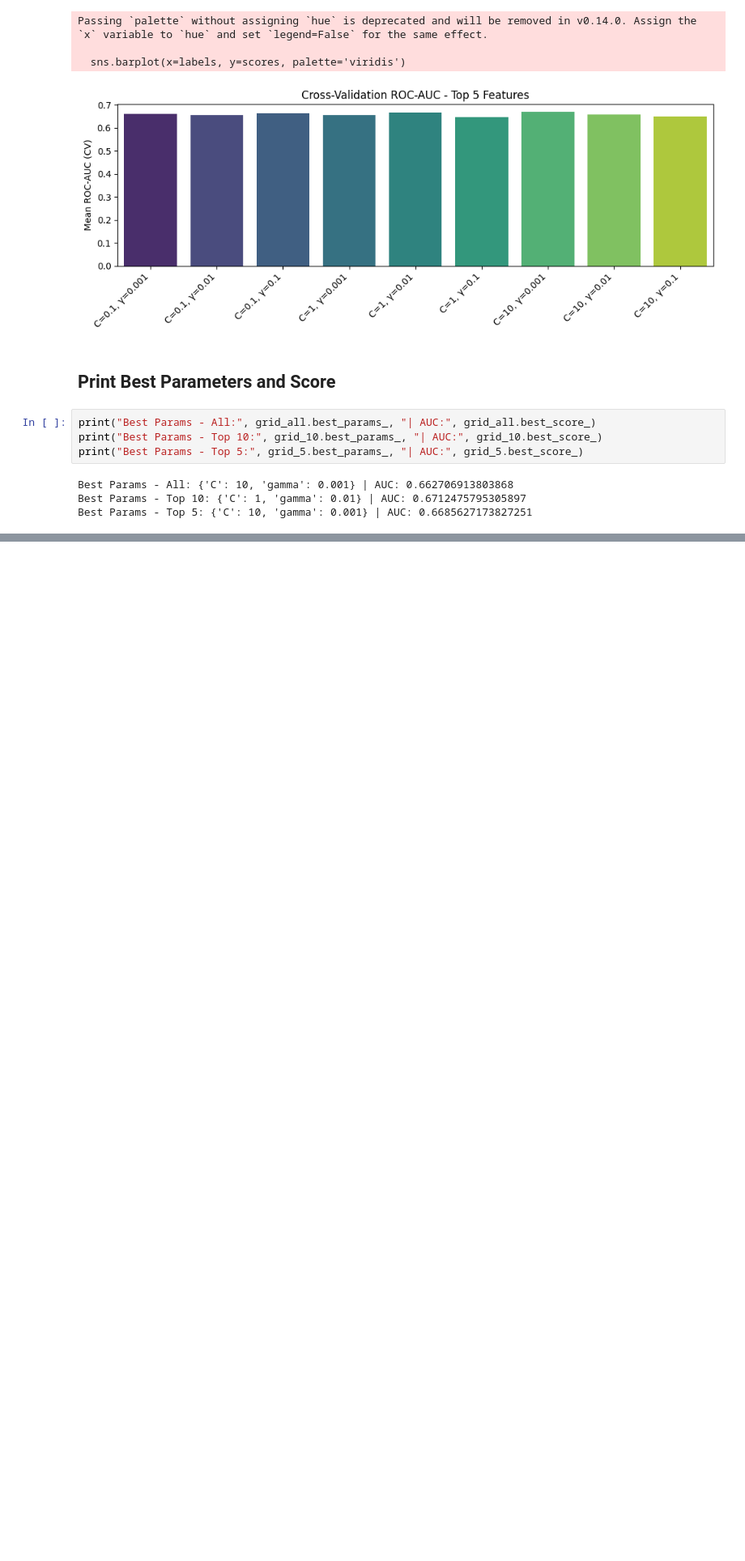
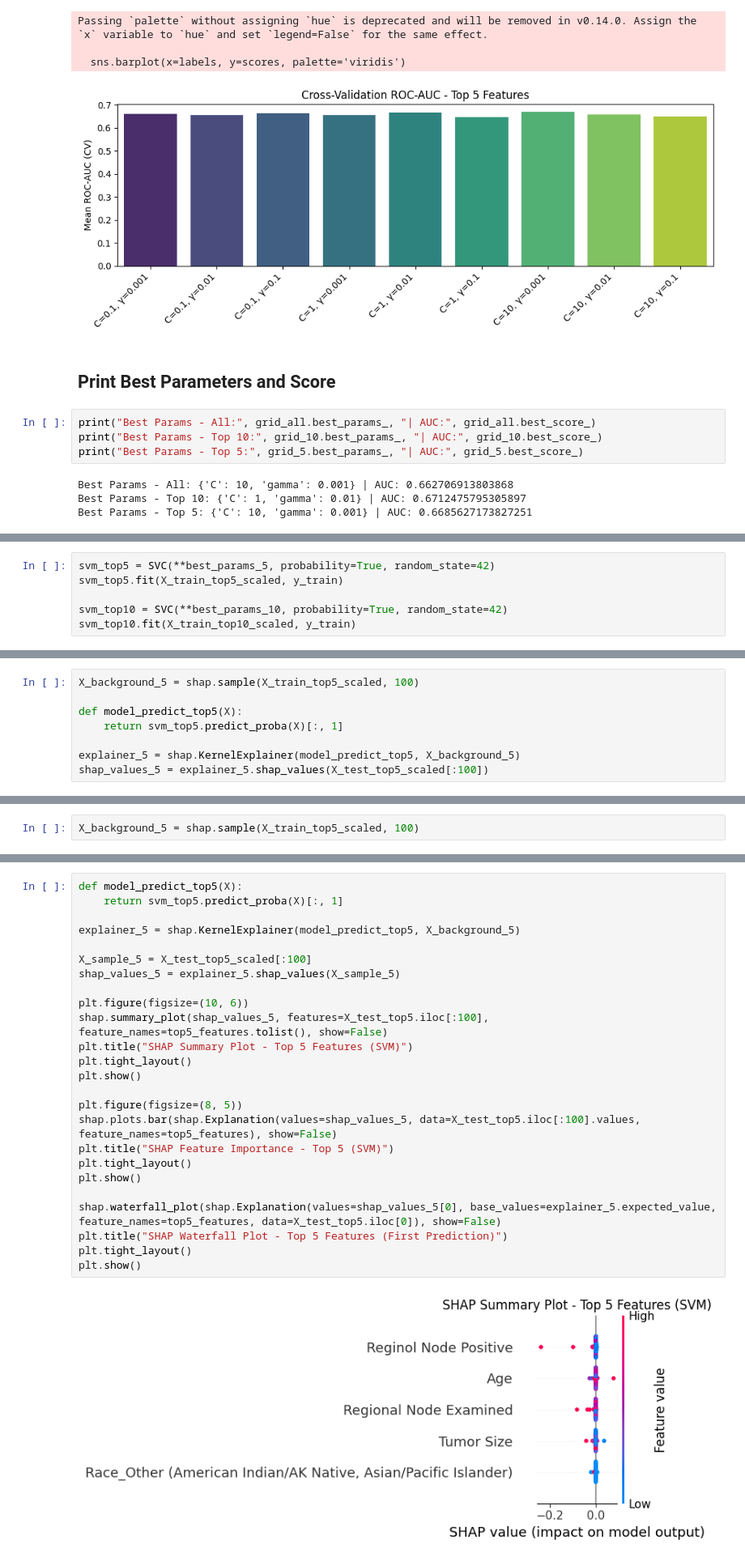
Before and after one commit to MichaelYemane707/breast_cancer_prediction, a Jupyter notebook: SVM.ipynb, the cells around one changed output, grey strips where cells are left out. Shown: that part at 81% size. Saved outputs shown, nothing was run; the diff lists cells and outputs as text; blank space fills up the shorter version.

```diff
--- a/SVM.ipynb
+++ b/SVM.ipynb
@@ -448,0 +511,6 @@ Best Params - Top 5: {'C': 10, 'gamma': 0.001} | AUC: 0.6685627173827251
+# %%
+svm_top5 = SVC(**best_params_5, probability=True, random_state=42)
+svm_top5.fit(X_train_top5_scaled, y_train)
+
+svm_top10 = SVC(**best_params_10, probability=True, random_state=42)
+svm_top10.fit(X_train_top10_scaled, y_train)
@@ -448,0 +521,8 @@ Best Params - Top 5: {'C': 10, 'gamma': 0.001} | AUC: 0.6685627173827251
+# %%
+X_background_5 = shap.sample(X_train_top5_scaled, 100)
+
+def model_predict_top5(X):
+    return svm_top5.predict_proba(X)[:, 1]
+
+explainer_5 = shap.KernelExplainer(model_predict_top5, X_background_5)
+shap_values_5 = explainer_5.shap_values(X_test_top5_scaled[:100])
@@ -448,0 +531,2 @@ Best Params - Top 5: {'C': 10, 'gamma': 0.001} | AUC: 0.6685627173827251
+# %%
+X_background_5 = shap.sample(X_train_top5_scaled, 100)
@@ -448,0 +535,27 @@ Best Params - Top 5: {'C': 10, 'gamma': 0.001} | AUC: 0.6685627173827251
+# %%
+def model_predict_top5(X):
+    return svm_top5.predict_proba(X)[:, 1]
+
+explainer_5 = shap.KernelExplainer(model_predict_top5, X_background_5)
+
+X_sample_5 = X_test_top5_scaled[:100]
+shap_values_5 = explainer_5.shap_values(X_sample_5)
+
+plt.figure(figsize=(10, 6))
+shap.summary_plot(shap_values_5, features=X_test_top5.iloc[:100], feature_names=top5_features.tolist(), show=False)
+plt.title("SHAP Summary Plot - Top 5 Features (SVM)")
+plt.tight_layout()
+plt.show()
+
+plt.figure(figsize=(8, 5))
+shap.plots.bar(shap.Explanation(values=shap_values_5, data=X_test_top5.iloc[:100].values, feature_names=top5_features), show=False)
+plt.title("SHAP Feature Importance - Top 5 (SVM)")
+plt.tight_layout()
+plt.show()
+
+shap.waterfall_plot(shap.Explanation(values=shap_values_5[0], base_values=explainer_5.expected_value, feature_names=top5_features, data=X_test_top5.iloc[0]), show=False)
+plt.title("SHAP Waterfall Plot - Top 5 Features (First Prediction)")
+plt.tight_layout()
+plt.show()
+# %% [output]
+[figure, added]
```
Also changed, not shown: parts of 15 cells of this notebook.
